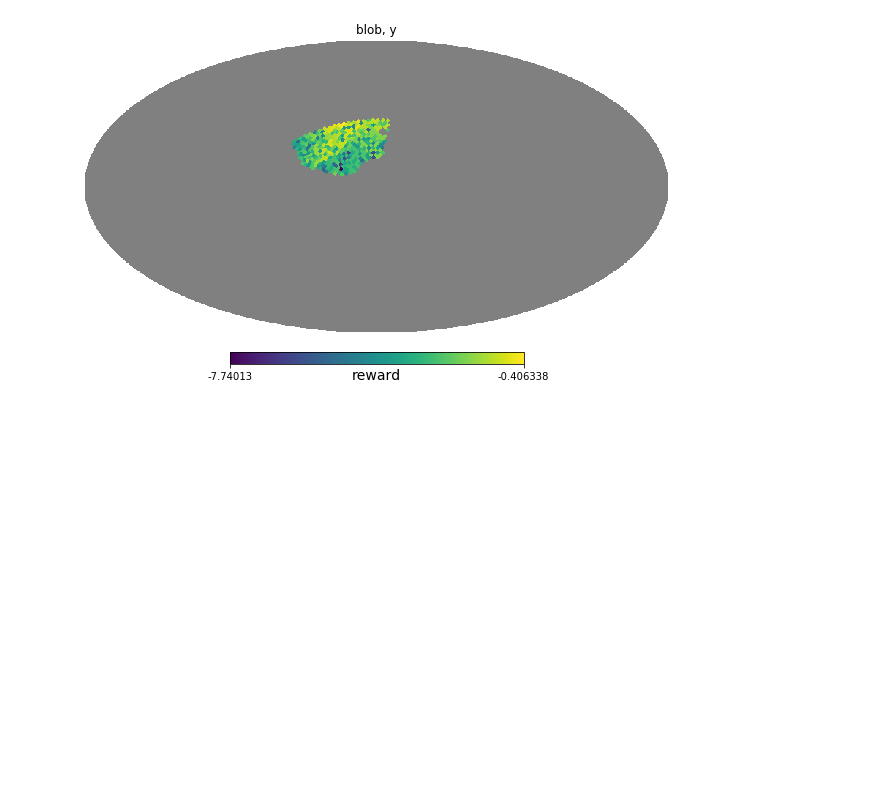
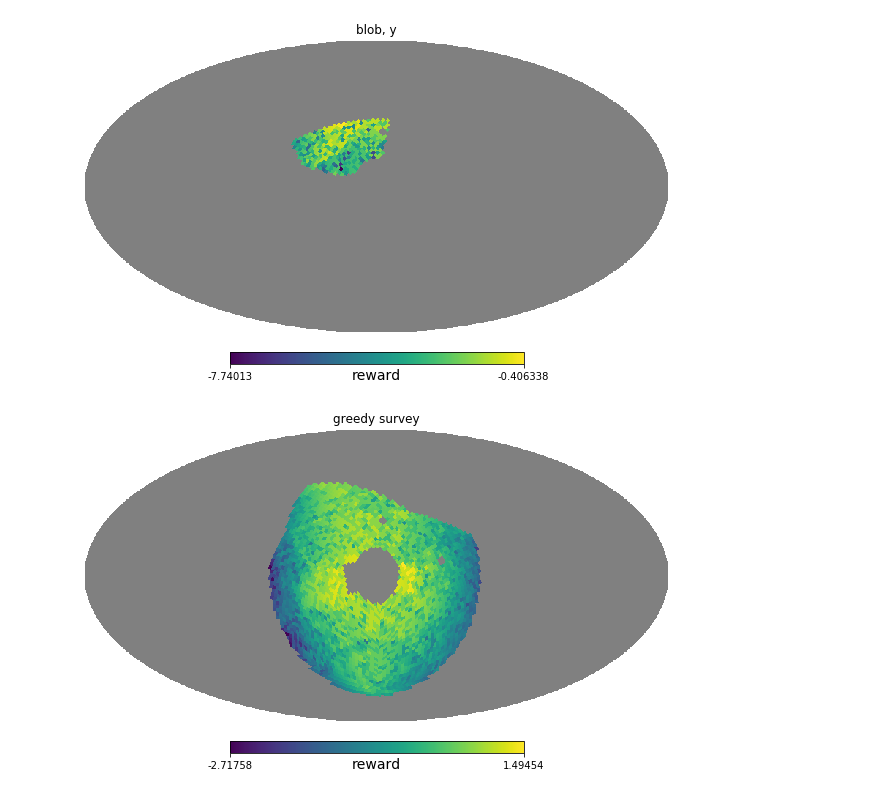
Before and after one commit to lsst-sims/legacy_sims_featureScheduler, a Jupyter notebook: examples/Blob_process_explained.ipynb, the cells around one changed output. Cells and saved outputs as stored; diff of their text form; code cells hidden in the pictures; blank space fills up the shorter version.

```diff
--- a/examples/Blob_process_explained.ipynb
+++ b/examples/Blob_process_explained.ipynb
@@ -239,3 +248,9 @@ for i in range(len(scheduler.survey_lists[1])):
 [figure]
 [figure]
 [figure]
+# %%
+# We can go down one level further and see the reward function from the greedy surveys.
+hp.mollview(scheduler.survey_lists[2][1].calc_reward_function(conditions), unit='reward',
+            title='greedy survey', rot=rot)
+# %% [output]
+[figure, added]
```
Also changed, not shown: parts of 1 cell of this notebook.
